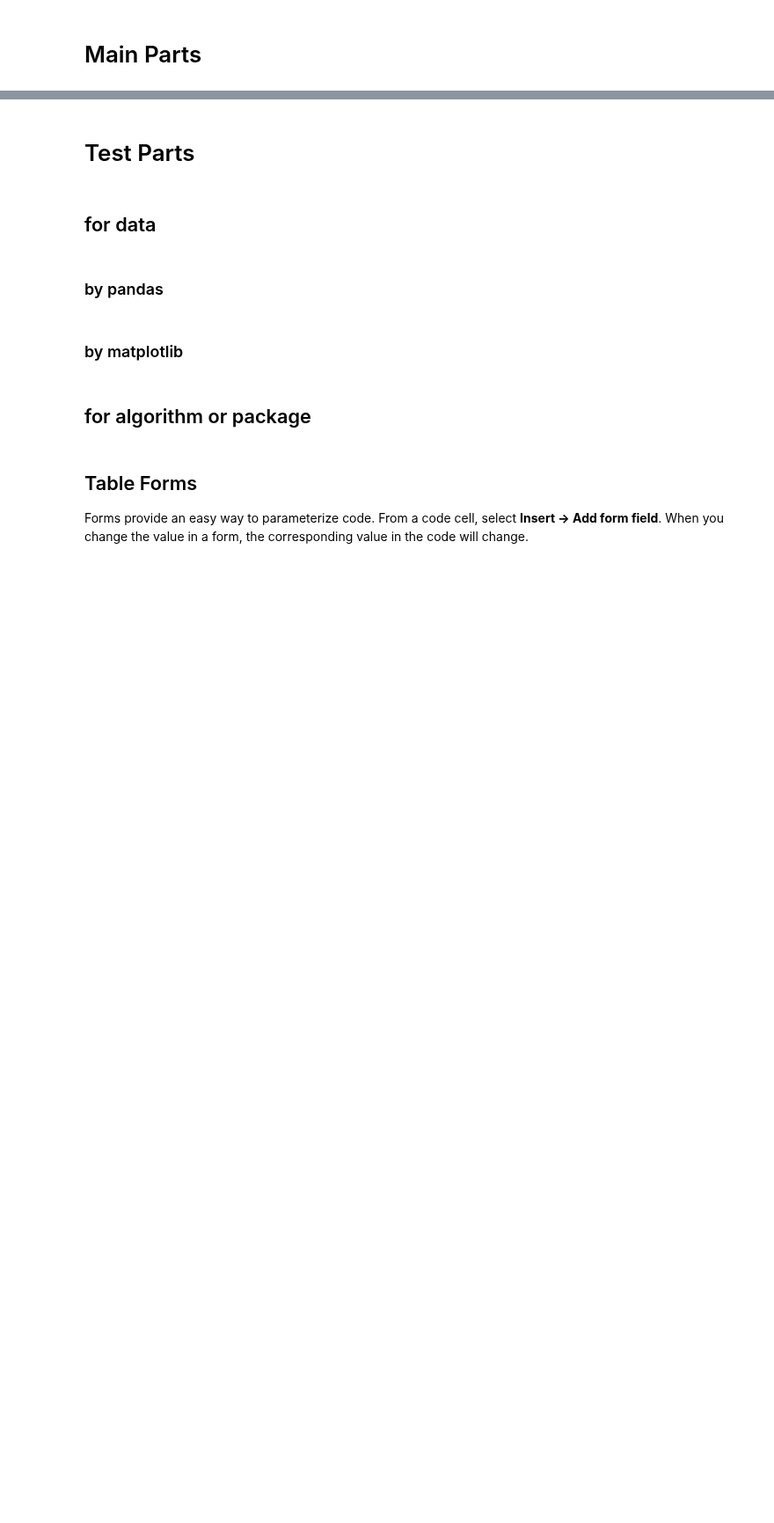
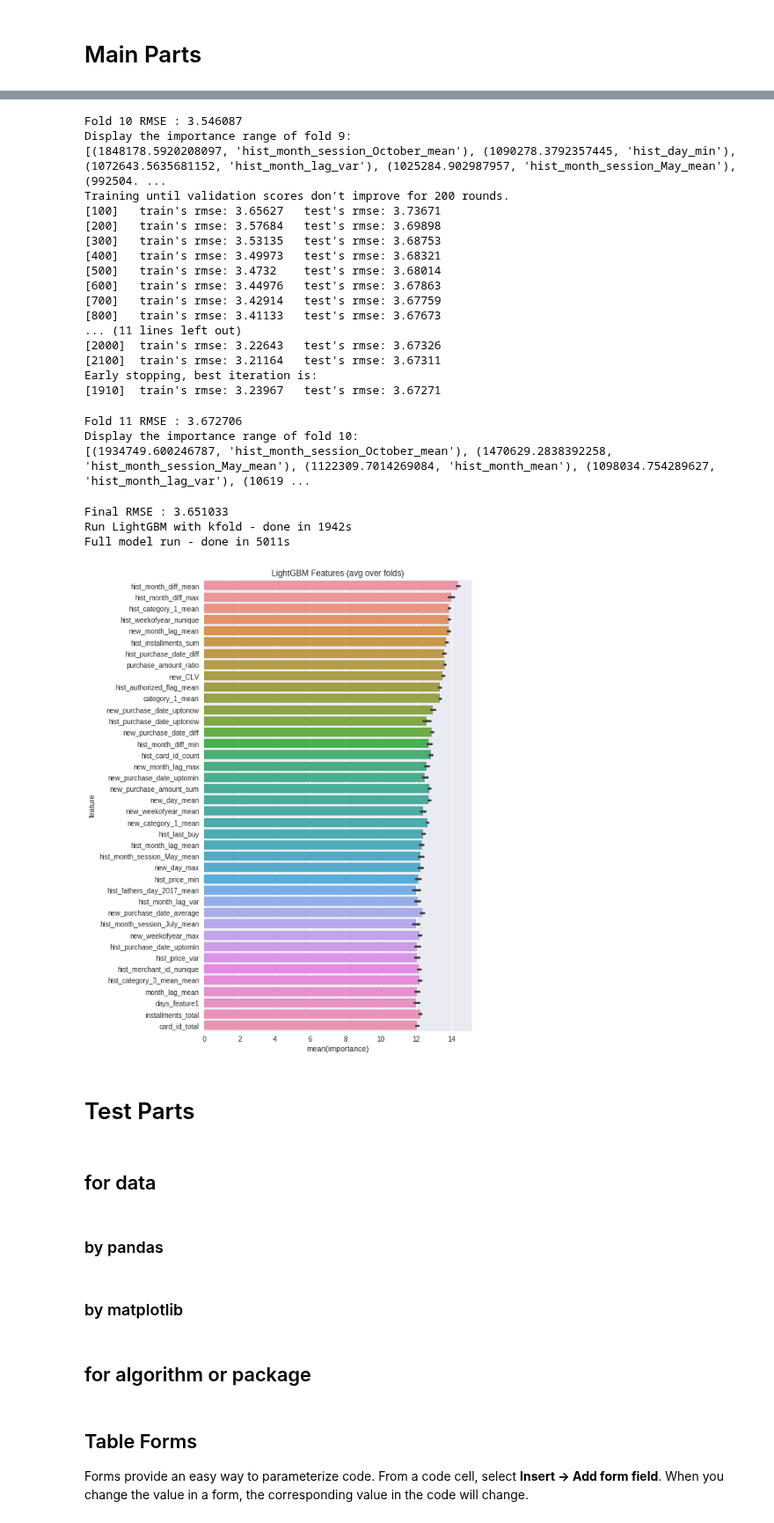
Before and after one commit to PaperStrange/AIProjectManger, a Jupyter notebook: download/Simple_LightGBM_without_blending/recurrent_and_reconstruct.ipynb, the cells around one changed output, grey strips where cells are left out. Shown at 88% size. Saved outputs shown, nothing was run; the diff lists cells and outputs as text; code cells hidden in the pictures; blank space fills up the shorter version.

Commit message:
FEAT: try to add features from merchant data file

```diff
--- a/download/Simple_LightGBM_without_blending/recurrent_and_reconstruct.ipynb
+++ b/download/Simple_LightGBM_without_blending/recurrent_and_reconstruct.ipynb
@@ -111,7 +119,7 @@ def one_hot_encoder(df, nan_as_category = True):
 # reduce memory
 def reduce_mem_usage(df, verbose=True):
     numerics = ['int16', 'int32', 'int64', 'float16', 'float32', 'float64']
-    start_mem = df.memory_usage().sum() / 1024**2
+#     start_mem = df.memory_usage().sum() / 1024**2
     for col in df.columns:
         col_type = df[col].dtypes
         if col_type in numerics:
@@ -134,9 +142,9 @@ def reduce_mem_usage(df, verbose=True):
                 else:
                     df[col] = df[col].astype(np.float64)
 
-    end_mem = df.memory_usage().sum() / 1024**2
-    print('Memory usage after optimization is: {:.2f} MB'.format(end_mem))
-    print('Decreased by {:.1f}%'.format(100 * (start_mem - end_mem) / start_mem))
+#     end_mem = df.memory_usage().sum() / 1024**2
+#     print('Memory usage after optimization is: {:.2f} MB'.format(end_mem))
+#     print('Decreased by {:.1f}%'.format(100 * (start_mem - end_mem) / start_mem))
 
     return df
 # %%
@@ -624,7 +745,7 @@ def display_importances(feature_importance_df_):
     sns.barplot(x="importance", y="feature", data=best_features.sort_values(by="importance", ascending=False))
     plt.title('LightGBM Features (avg over folds)')
     plt.tight_layout()
-    plt.savefig('./submit/lgbm_importances_20190217_2.png')
+    plt.savefig('./submit/lgbm_importances_20190219.png')
 
     return best_features
 
@@ -710,7 +831,10 @@ def kfold_lightgbm(train_df, test_df, num_folds, stratified=False, debug=False):
         fold_importance_df["fold"] = n_fold + 1
         feature_importance_df = pd.concat([feature_importance_df, fold_importance_df], axis=0)
         print('Fold %2d RMSE : %.6f' % (n_fold + 1, rmse(valid_y, oof_preds[valid_idx])))
-        del reg, train_x, train_y, valid_x, valid_y
+        del train_x, train_y, valid_x, valid_y
+        print("Display the importance range of fold {}: ".format(n_fold+1))
+        print(sorted(list(zip(reg.feature_importance(importance_type='gain', iteration=reg.best_iteration), train_df.columns)), reverse=True))
+        del reg
         gc.collect()
 
     # display importances
@@ -744,11 +868,12 @@ def main(debug=False):
     with timer("train & test"):
         df = train_test(num_rows)
 
+    # Re-construct 2019/2/19: exchange location between two transaction data file dealing process
+    with timer("new merchants"):
+        df = pd.merge(df, new_merchant_transactions(num_rows), on='card_id', how='outer')
+
     with timer("historical transactions"):
         df = pd.merge(df, historical_transactions(num_rows), on='card_id', how='outer')
-
-    with timer("new merchants"):
-        df = pd.merge(df, new_merchant_transactions(num_rows), on='card_id', how='outer')
 
     with timer("additional features"):
         df = additional_features(df)
@@ -757,8 +882,8 @@ def main(debug=False):
         train_df = df[df['target'].notnull()]
         test_df = df[df['target'].isnull()]
 
-#         train_df.to_csv(DATA_ROOT_PATH + "data_processed/train/data_train_20190218.csv", index=False)
-#         test_df.to_csv(DATA_ROOT_PATH + "data_processed/test/data_test_20190218.csv", index=False)
+#         train_df.to_csv(DATA_ROOT_PATH + "data_processed/train/data_train_20190219.csv", index=False)
+#         test_df.to_csv(DATA_ROOT_PATH + "data_processed/test/data_test_20190219.csv", index=False)
 
         del df
         gc.collect()
@@ -768,7 +893,7 @@ def main(debug=False):
 
 
 if __name__ == "__main__":
-    submission_file_name = './submit/submission_LGBM_hzq_20190217_2.csv'
+    submission_file_name = './submit/submission_LGBM_hzq_20190219.csv'
     with timer("Full model run"):
         main(debug=False)
 # %% [output]
@@ -791,3 +1066,27 @@ Decreased by 43.7%
+Fold 10 RMSE : 3.546087
+Display the importance range of fold 9:
+[(1848178.5920208097, 'hist_month_session_October_mean'), (1090278.3792357445, 'hist_day_min'), (1072643.5635681152, 'hist_month_lag_var'), (1025284.902987957, 'hist_month_session_May_mean'), (992504. ...
+Training until validation scores don't improve for 200 rounds.
+[100]   train's rmse: 3.65627   test's rmse: 3.73671
+[200]   train's rmse: 3.57684   test's rmse: 3.69898
+[300]   train's rmse: 3.53135   test's rmse: 3.68753
+[400]   train's rmse: 3.49973   test's rmse: 3.68321
+[500]   train's rmse: 3.4732    test's rmse: 3.68014
+[600]   train's rmse: 3.44976   test's rmse: 3.67863
+[700]   train's rmse: 3.42914   test's rmse: 3.67759
+[800]   train's rmse: 3.41133   test's rmse: 3.67673
+... (11 lines left out)
+[2000]  train's rmse: 3.22643   test's rmse: 3.67326
+[2100]  train's rmse: 3.21164   test's rmse: 3.67311
+Early stopping, best iteration is:
+[1910]  train's rmse: 3.23967   test's rmse: 3.67271
+Fold 11 RMSE : 3.672706
+Display the importance range of fold 10:
+[(1934749.600246787, 'hist_month_session_October_mean'), (1470629.2838392258, 'hist_month_session_May_mean'), (1122309.7014269084, 'hist_month_mean'), (1098034.754289627, 'hist_month_lag_var'), (10619 ...
+Final RMSE : 3.651033
+Run LightGBM with kfold - done in 1942s
+Full model run - done in 5011s
+[figure, added]
 # %% [markdown]
 # Test Parts
 # %%
```
Also changed, not shown: parts of 7 cells of this notebook.
